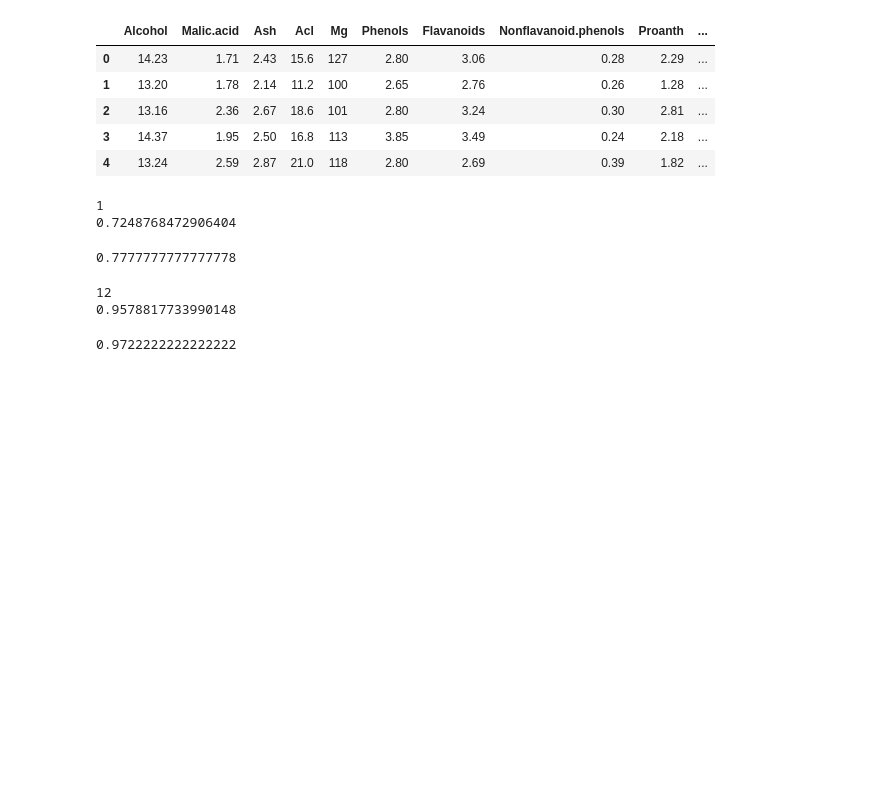
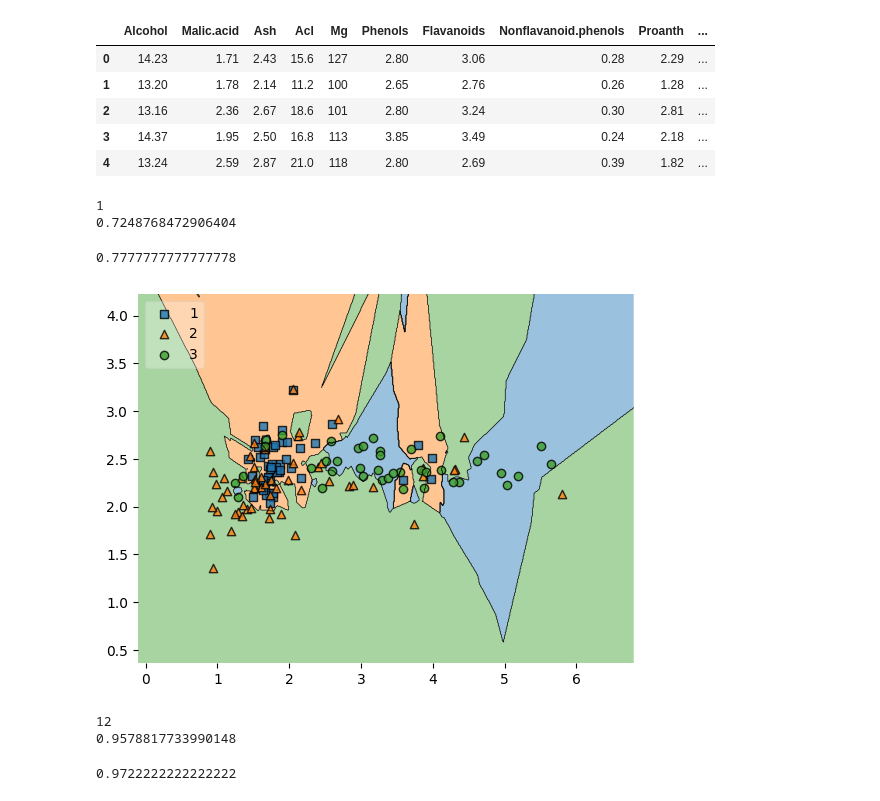
Before and after one commit to Alsanad-Opium/deep-learning-pytorch, a Jupyter notebook: MLandDL/ML/Machine Learning/Algorithms/KNN/wine.ipynb, the cells around one changed output. Saved outputs shown, nothing was run; the diff lists cells and outputs as text; code cells hidden in the pictures; blank space fills up the shorter version.

Commit message:
decision plots added

```diff
--- a/MLandDL/ML/Machine Learning/Algorithms/KNN/wine.ipynb
+++ b/MLandDL/ML/Machine Learning/Algorithms/KNN/wine.ipynb
@@ -68,7 +68,6 @@ k_values = range(1,13)
 cv_scores = []
 for k in k_values:
     knn = KNeighborsClassifier(n_neighbors=k)
-    knn.fit(x_train,y_train)
     score = cross_val_score(knn,x_train,y_train,cv=5,scoring='accuracy')
     cv_scores.append(score.mean())
 
@@ -82,12 +81,25 @@ print(max(cv_scores))
 0.7248768472906404
 # %%
 
-knn = KNeighborsClassifier(n_neighbors=1)
+knn = KNeighborsClassifier(n_neighbors=optimal_k)
 knn.fit(x_train,y_train)
 y_pred = knn.predict(x_test)
 print(accuracy_score(y_pred,y_test))
 # %% [output]
 0.7777777777777778
+# %%
+from mlxtend.plotting import plot_decision_regions
+import matplotlib.pyplot as plt
+
+x_train_plot = x_train.to_numpy()[:,[1,2]]
+# .to_numpy()[:,[1,2]]
+knn_plot = KNeighborsClassifier(n_neighbors=2)
+knn_plot.fit(x_train_plot,y_train)
+
+plot_decision_regions(x_train_plot,y_train.to_numpy(),clf = knn_plot, legend = 2)
+plt.show()
+# %% [output]
+[figure, added]
 # %%
 # after standard scaling
 
```
Also changed, not shown: parts of 4 cells of this notebook.
